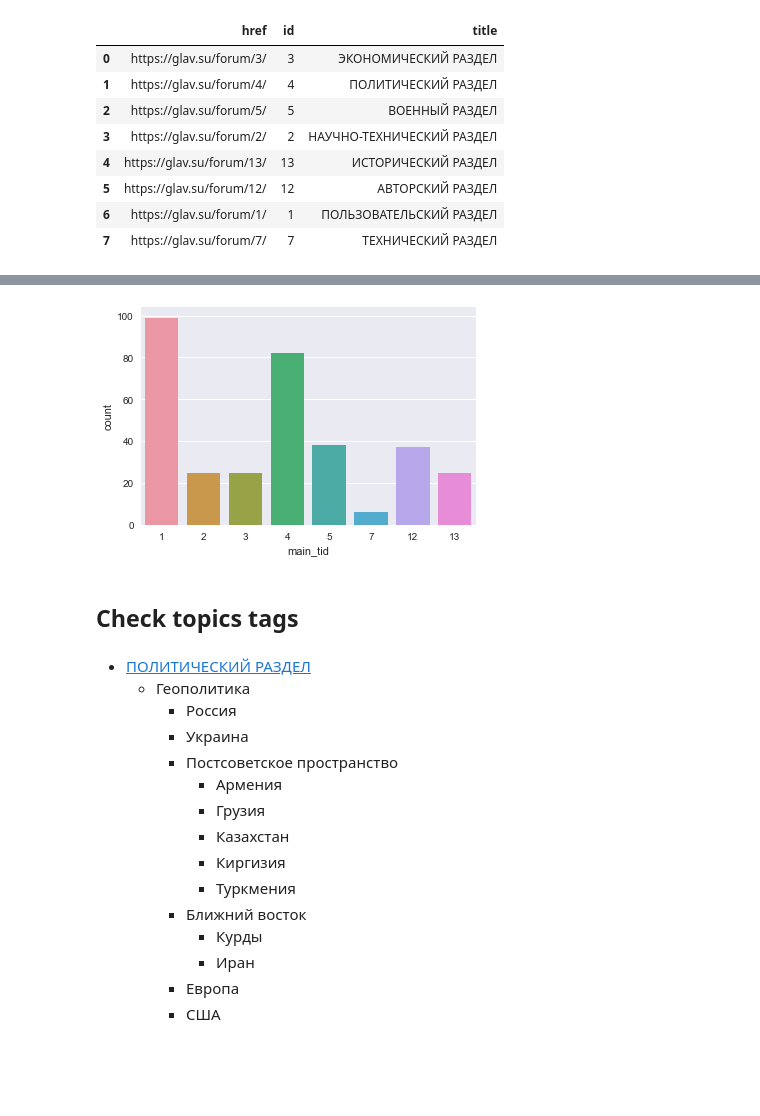
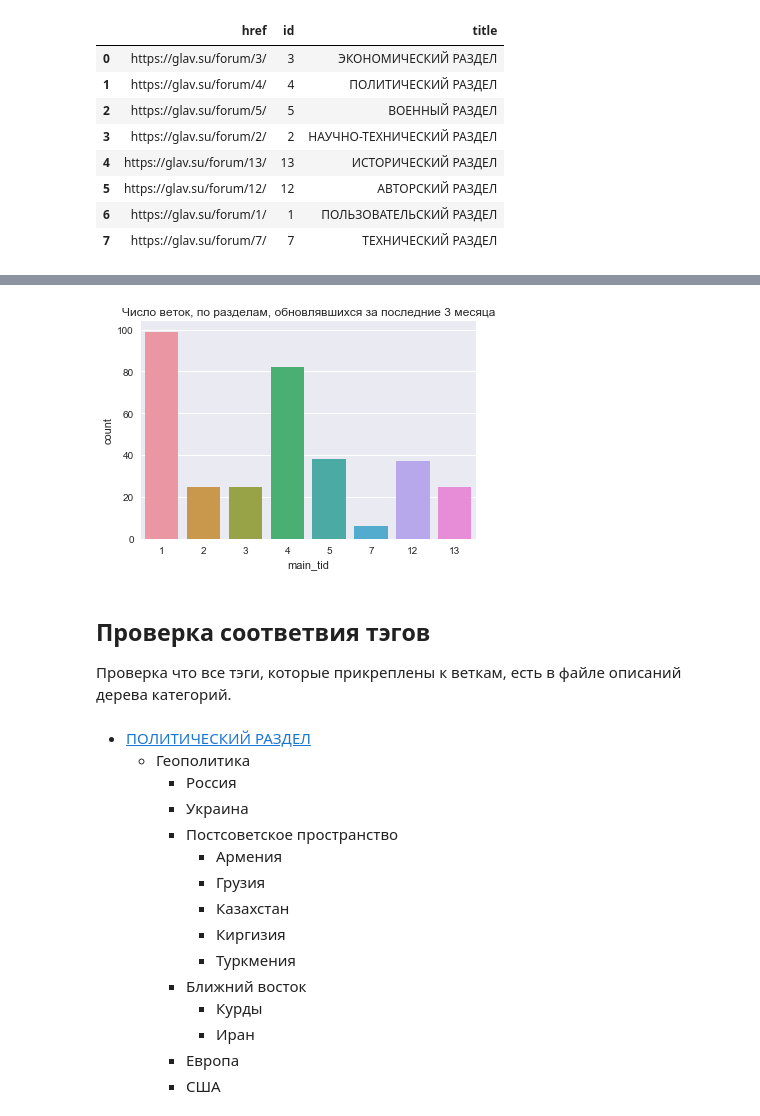
Before and after one commit to normalized2/topics_tree, a Jupyter notebook: check.ipynb, the cells around one changed output, grey strips where cells are left out. Saved outputs shown, nothing was run; the diff lists cells and outputs as text; code cells hidden in the pictures; blank space fills up the shorter version.

```diff
--- a/check.ipynb
+++ b/check.ipynb
@@ -76,12 +69,14 @@ pass
 # %%
 mask = (df_topics['datetime'] > '2017-09-01') & (df_topics['datetime'] <= '2017-12-31')
+ax = sns.countplot(x='main_tid', data=df_topics.loc[mask])
+ax.set_title(u'Число веток, по разделам, обновлявшихся за последние 3 месяца')
+pass
+# %% [output]
+[figure, added]
-# %%
-sns.countplot(x='main_tid', data=df_topics.loc[mask])
-pass
-# %% [output]
-[figure, removed]
-# %% [markdown]
-## Check topics tags
+# %% [markdown]
+## Проверка соответвия тэгов
+
+Проверка что все тэги, которые прикреплены к веткам, есть в файле описаний дерева категорий.
 # %%
 with codecs.open('tree.md', 'r', 'utf-8') as f:
     tree_md = f.read()
```
Also changed, not shown: parts of 6 cells of this notebook.
